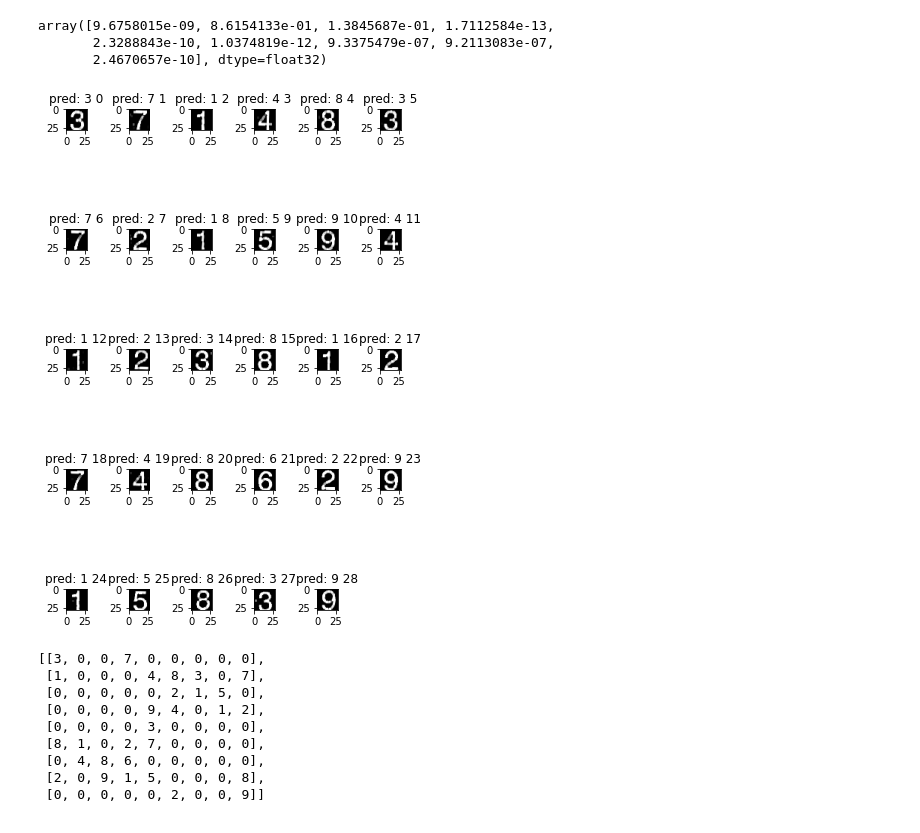
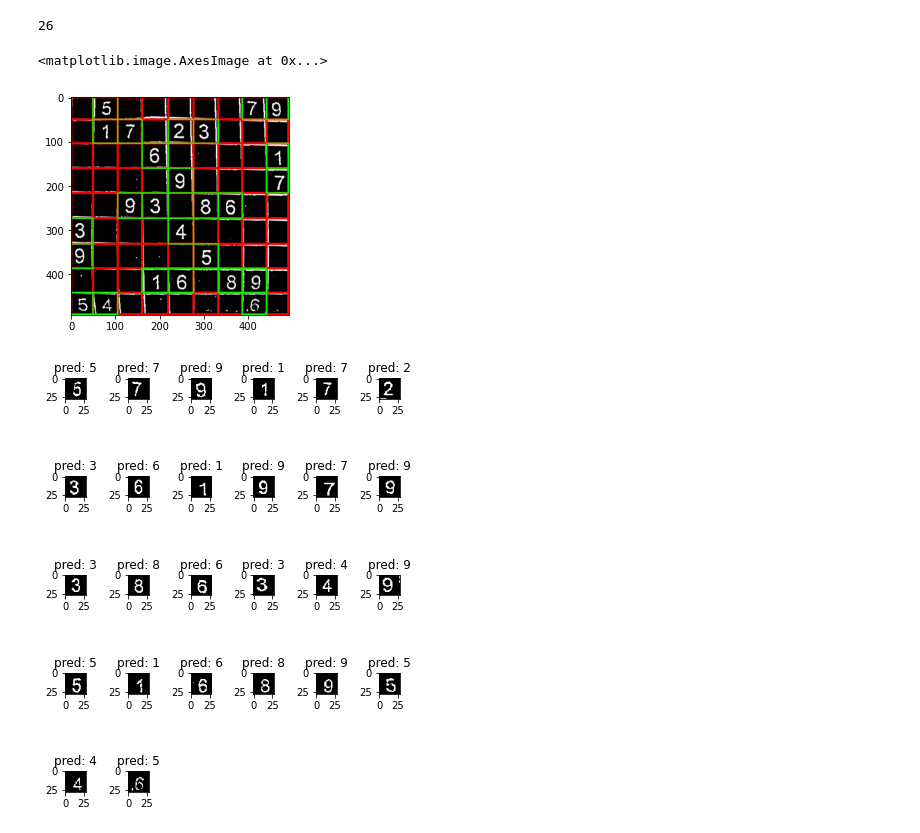
Before and after one commit to raditya3/Sudoku-Solver, a Jupyter notebook: Solver.ipynb, the cells around one changed output. Saved outputs shown, nothing was run; the diff lists cells and outputs as text; code cells hidden in the pictures.

```diff
--- a/Solver.ipynb
+++ b/Solver.ipynb
@@ -16,10 +21,15 @@ def preprocess_img(img):
 # %%
-#get corners of sudoku grid
-
 def find_corners_of_largest_polygon(img):
     """Finds the 4 extreme corners of the largest contour in the image."""
+
+    #Parameters:
+    # img (numpy.ndarray):input image
+
+    #Returns:
+    # corner (list(numpy.ndarray)):Corners of Sudoku Grid
+
     contours = cv2.findContours(img.copy(), cv2.RETR_EXTERNAL, cv2.CHAIN_APPROX_SIMPLE)  # Find contours
-    polygon = max(contours[1], key=cv2.contourArea)  # Sort by area, descending
+    polygon = max(contours[0], key=cv2.contourArea)  # Sort by area, descending
 
     bottom_right, _ = max(enumerate([pt[0][0] + pt[0][1] for pt in polygon]), key=operator.itemgetter(1))
     top_left, _ = min(enumerate([pt[0][0] + pt[0][1] for pt in polygon]), key=operator.itemgetter(1))
@@ -29,7 +39,6 @@ def find_corners_of_largest_polygon(img):
 
 
     return [polygon[top_left][0], polygon[top_right][0], polygon[bottom_right][0], polygon[bottom_left][0]]
-# print(find_corners_of_largest_polygon(processed))
 # %%
 #crop and warp
 def distance_between(p1, p2):
@@ -213,0 +219,3 @@ plt.imshow(cropped,cmap="gray")
+# %%
+newIm = getProcessedCell(cropped,pre_filled_cells[-1],0.1)
+plt.imshow(newIm,cmap="gray")
@@ -214,48 +225,49 @@ plt.imshow(cropped,cmap="gray")
 # %%
 #Predictions are done here
+def predict_array(selected,image,crop_factor):
+    "Predict numbers from cell array"
+    #Parameters:
+    # selected (list(tuple)):cells (pos) array
+    # image (numpy.ndarray):sudoku grid image
 
-def predict_array(selected,image,crop_factor):
-#     model1 = load_model("model3.h5")
+    #Returns:
+    # result (tuple):prediction and corresponding cell image
     model = load_model("model.h5")
     data = []
     for cell in selected:
-        tmp_thresh = int((cell[1][1] - cell[0][1])*crop_factor)
-
-        newIm = image[cell[0][1]+tmp_thresh:cell[1][1]-tmp_thresh,cell[0][0]+tmp_thresh:cell[1][0]-tmp_thresh]
-        newIm = processCrop(newIm,150)
+        newIm = getProcessedCell(image,cell,crop_factor)
         resized_im = cv2.resize(newIm, (28, 28),
                interpolation = cv2.INTER_NEAREST)
-        data.append((resized_im/255).reshape((28,28,1)))
+        data.append((resized_im).reshape((28,28,1))/255)
+
     data = np.array(data)
-#     predictions1 = model1.predict(data)
-    predictions = model.predict(np.array(data))
-#     net_predictions = (predictions1+predictions2)/2
+    predictions = model.predict(data)
 
     return (predictions, data)
-
-
-
-result, data = predict_array(pre_filled_cells,cropped,0.10)
+(result, data) = predict_array(pre_filled_cells,cropped,0.05)
-# %%
-result[27]
-# %% [output]
-array([9.6758015e-09, 8.6154133e-01, 1.3845687e-01, 1.7112584e-13,
-       2.3288843e-10, 1.0374819e-12, 9.3375479e-07, 9.2113083e-07,
-       2.4670657e-10], dtype=float32)
+# %%
+len(pre_filled_cells)
+# %% [output]
+26
+# %%
+plt.imshow(image)
+# %% [output]
+<matplotlib.image.AxesImage at 0x...>
+[figure, added]
 # %%
 #display predictions here for checking
 import matplotlib.pyplot as plt
 
 
 for i in range(len(pre_filled_cells)):
-    plt.subplot(5,6,i+1)
-    plt.title("pred: "+str(np.argmax(result[i])+1)+" "+str(i))
+    plt.subplot(6,6,i+1)
+    plt.title("pred: "+str(np.argmax(result[i])+1))
     plt.imshow(data[i].reshape((28,28)),cmap="gray")
 
 plt.subplots_adjust(hspace=1, wspace=2,top=2)
 plt.show()
 # %% [output]
-[figure, old version]
+[figure, new version]
 # %%
 #digitized array is created here
 digitized = [
@@ -265,18 +277,6 @@ for pos, res in zip(cell_pos,result):
     y_cord = pos//9
     x_cord = pos-y_cord*9
     digitized[y_cord][x_cord] = np.argmax(res)+1
-# %%
-digitized
-# %% [output]
-[[3, 0, 0, 7, 0, 0, 0, 0, 0],
- [1, 0, 0, 0, 4, 8, 3, 0, 7],
- [0, 0, 0, 0, 0, 2, 1, 5, 0],
- [0, 0, 0, 0, 9, 4, 0, 1, 2],
- [0, 0, 0, 0, 3, 0, 0, 0, 0],
- [8, 1, 0, 2, 7, 0, 0, 0, 0],
- [0, 4, 8, 6, 0, 0, 0, 0, 0],
- [2, 0, 9, 1, 5, 0, 0, 0, 8],
- [0, 0, 0, 0, 0, 2, 0, 0, 9]]
 # %%
 #Solution is computed here
 def checkValidity(arr, i, j, val):
```
Also changed, not shown: parts of 14 cells of this notebook, 8 other files.
